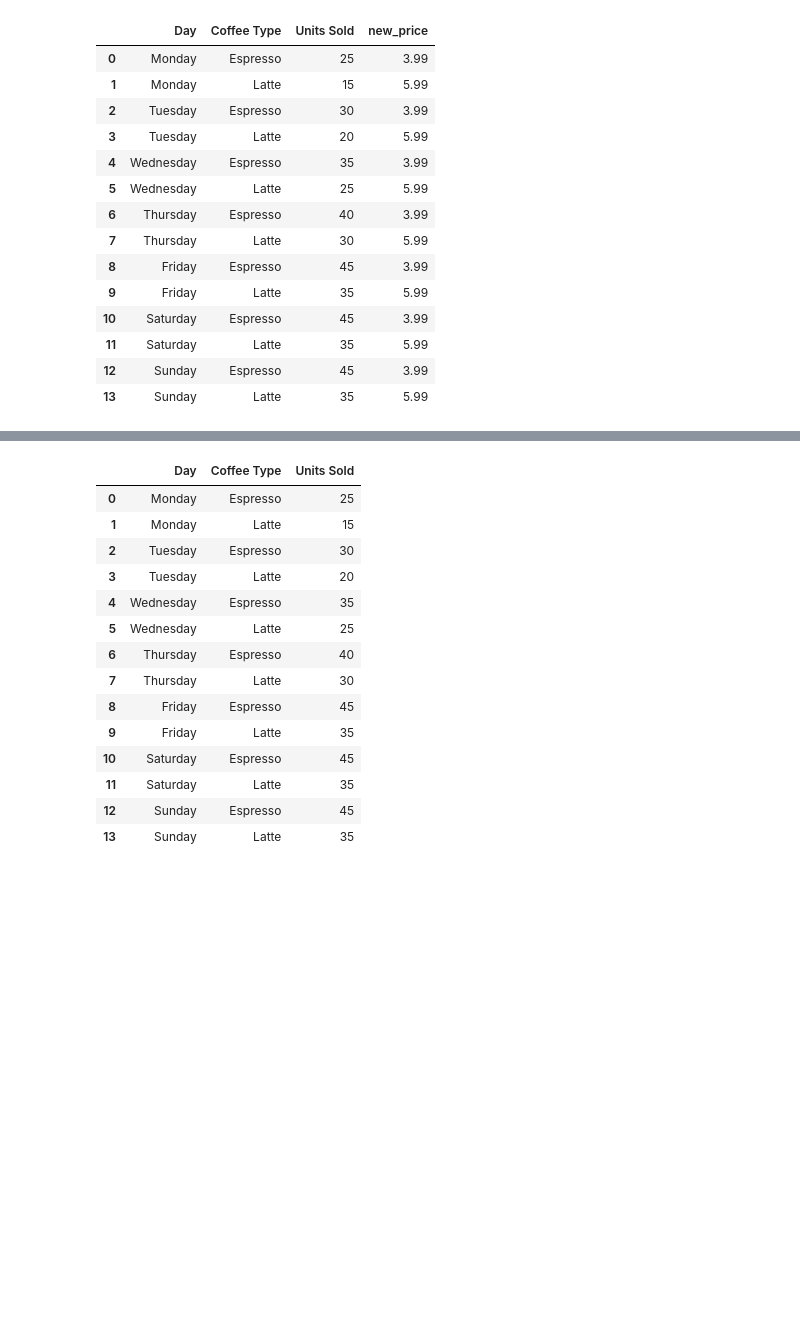
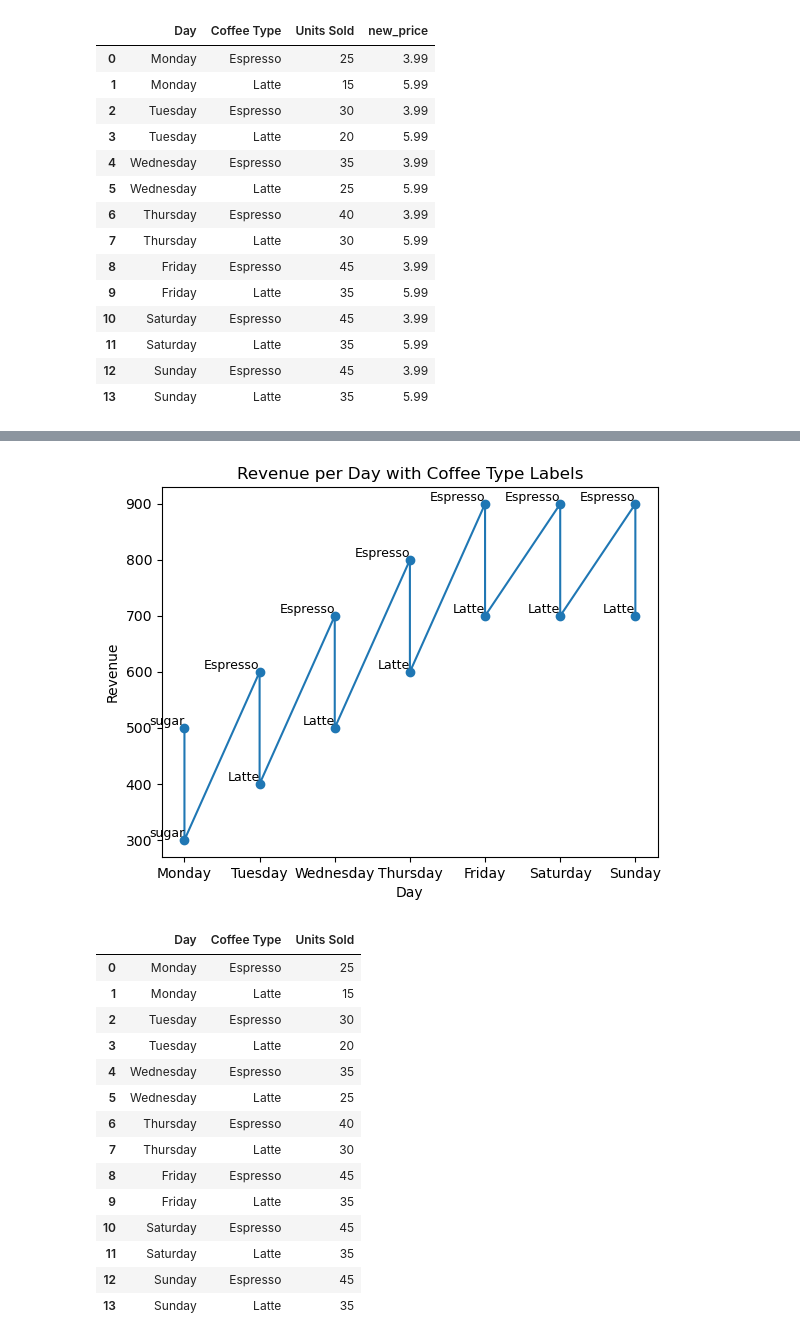
Before and after one commit to Dipakxettri/PandasLearnings, a Jupyter notebook: learning.ipynb, the cells around one changed output, grey strips where cells are left out. Saved outputs shown, nothing was run; the diff lists cells and outputs as text; code cells hidden in the pictures; blank space fills up the shorter version.

```diff
--- a/learning.ipynb
+++ b/learning.ipynb
@@ -259,14 +292,22 @@ coffee_new
 # %%
 import matplotlib.pyplot as plt
 
-# Plot
+# Plot the revenue points
 plt.plot(coffee_new["Day"], coffee_new["revenue"], marker="o")
+
+# Add labels for each point
+for i, coffee_type in enumerate(coffee_new["Coffee Type"]):
+    plt.text(coffee_new["Day"][i], coffee_new["revenue"][i], coffee_type,
+             fontsize=9, ha='right', va='bottom')
+
 # Labels
-plt.xlabel("months")
-plt.ylabel("revenue")
-plt.title("CSV Data Plot for revenue each days")
+plt.xlabel("Day")
+plt.ylabel("Revenue")
+plt.title("Revenue per Day with Coffee Type Labels")
 
 plt.show()
+# %% [output]
+[figure, added]
 # %%
 coffee["price"] = 1000
 coffee
```
Also changed, not shown: parts of 7 cells of this notebook, 3 other files.
